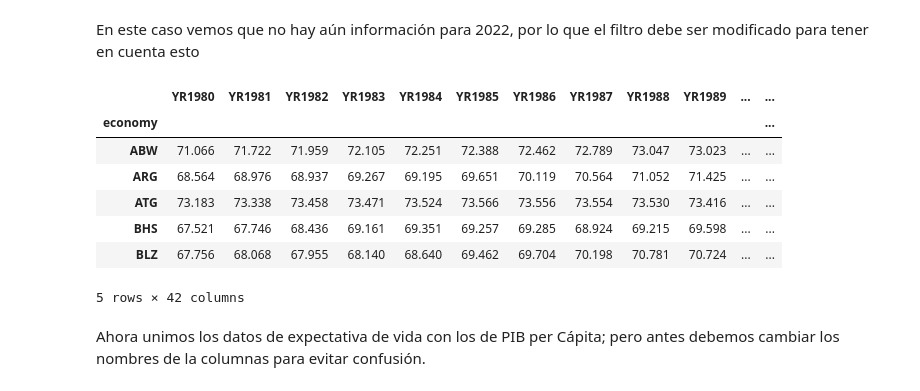
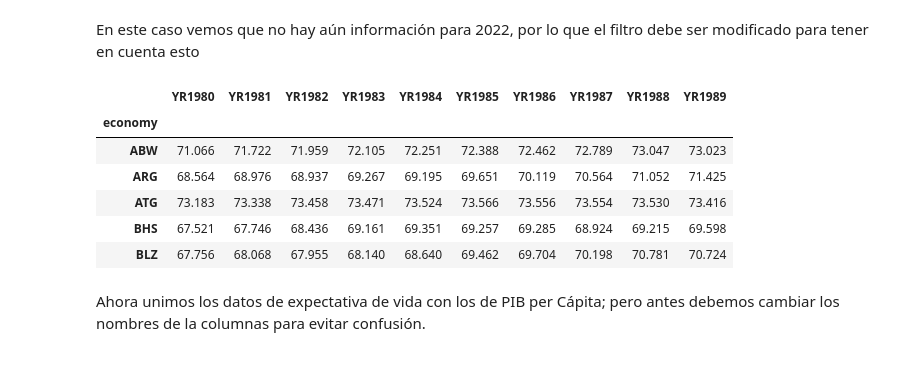
Before and after one commit to dcardonav/posts, a Jupyter notebook: economic_growth.ipynb, the cells around one changed output. Saved outputs shown, nothing was run; the diff lists cells and outputs as text; code cells hidden in the pictures.

```diff
--- a/economic_growth.ipynb
+++ b/economic_growth.ipynb
@@ -102,16 +100,15 @@ pos_2022 = df_expectancy.columns.get_loc('YR2022')
 df_expectancy = df_expectancy.iloc[:, pos_1980:pos_2022]
 df_expectancy.dropna(how='any', inplace=True)
 # %%
-df_expectancy.head()
+df_expectancy.head().iloc[:, 0:10] # sólo las primeras columnas, por presentación
 # %% [output]
-|  | YR1980 | YR1981 | YR1982 | YR1983 | YR1984 | YR1985 | YR1986 | YR1987 | YR1988 | YR1989 | ... | ... |
-| economy |  |  |  |  |  |  |  |  |  |  |  | ... |
-| ABW | 71.066 | 71.722 | 71.959 | 72.105 | 72.251 | 72.388 | 72.462 | 72.789 | 73.047 | 73.023 | ... | ... |
-| ARG | 68.564 | 68.976 | 68.937 | 69.267 | 69.195 | 69.651 | 70.119 | 70.564 | 71.052 | 71.425 | ... | ... |
-| ATG | 73.183 | 73.338 | 73.458 | 73.471 | 73.524 | 73.566 | 73.556 | 73.554 | 73.530 | 73.416 | ... | ... |
-| BHS | 67.521 | 67.746 | 68.436 | 69.161 | 69.351 | 69.257 | 69.285 | 68.924 | 69.215 | 69.598 | ... | ... |
-| BLZ | 67.756 | 68.068 | 67.955 | 68.140 | 68.640 | 69.462 | 69.704 | 70.198 | 70.781 | 70.724 | ... | ... |
+|  | YR1980 | YR1981 | YR1982 | YR1983 | YR1984 | YR1985 | YR1986 | YR1987 | YR1988 | YR1989 |
+| economy |  |  |  |  |  |  |  |  |  |  |
+| ABW | 71.066 | 71.722 | 71.959 | 72.105 | 72.251 | 72.388 | 72.462 | 72.789 | 73.047 | 73.023 |
+| ARG | 68.564 | 68.976 | 68.937 | 69.267 | 69.195 | 69.651 | 70.119 | 70.564 | 71.052 | 71.425 |
+| ATG | 73.183 | 73.338 | 73.458 | 73.471 | 73.524 | 73.566 | 73.556 | 73.554 | 73.530 | 73.416 |
+| BHS | 67.521 | 67.746 | 68.436 | 69.161 | 69.351 | 69.257 | 69.285 | 68.924 | 69.215 | 69.598 |
+| BLZ | 67.756 | 68.068 | 67.955 | 68.140 | 68.640 | 69.462 | 69.704 | 70.198 | 70.781 | 70.724 |
-5 rows × 42 columns
 # %% [markdown]
 Ahora unimos los datos de expectativa de vida con los de PIB per Cápita; pero antes debemos cambiar los nombres de la columnas para evitar confusión.
 # %%
```
Also changed, not shown: parts of 9 cells of this notebook.
